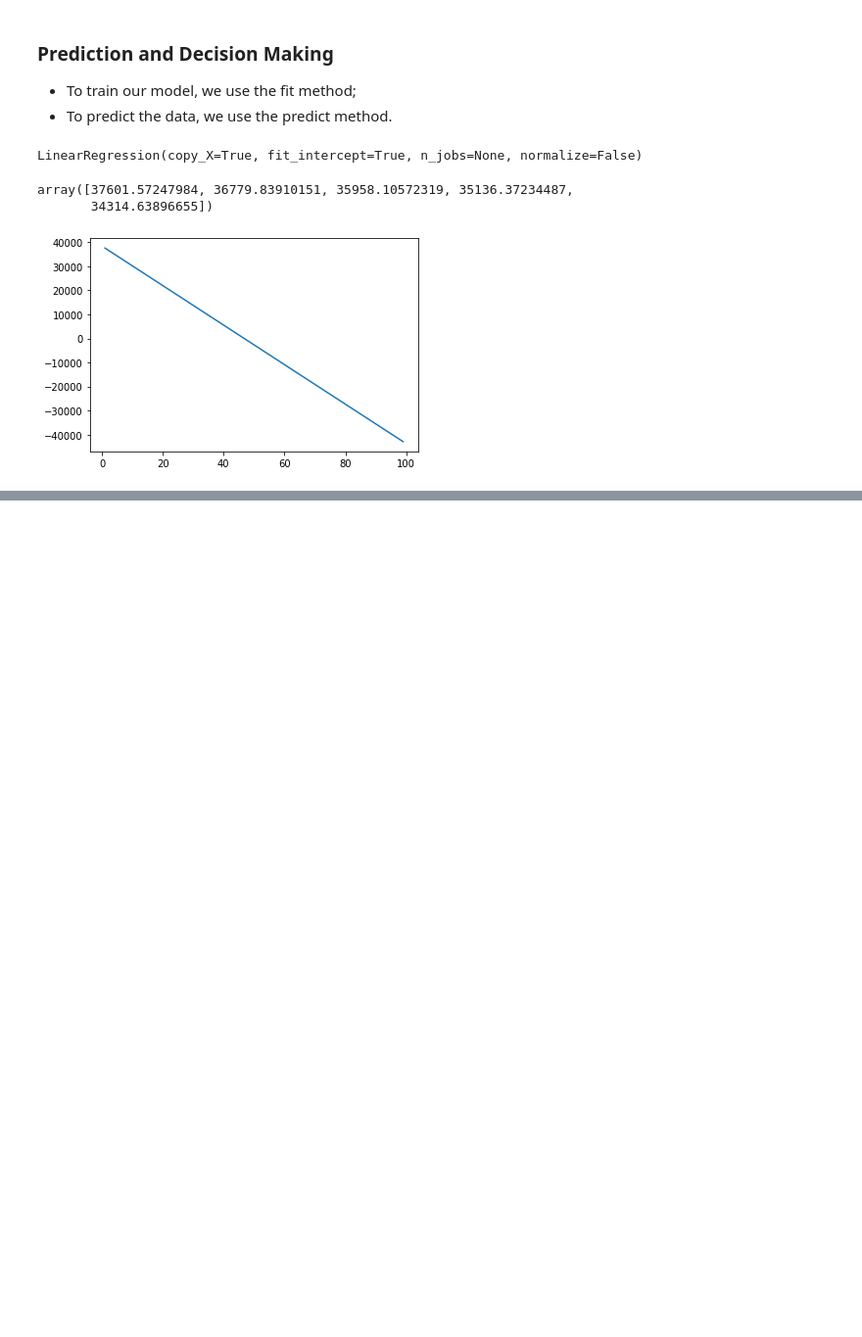
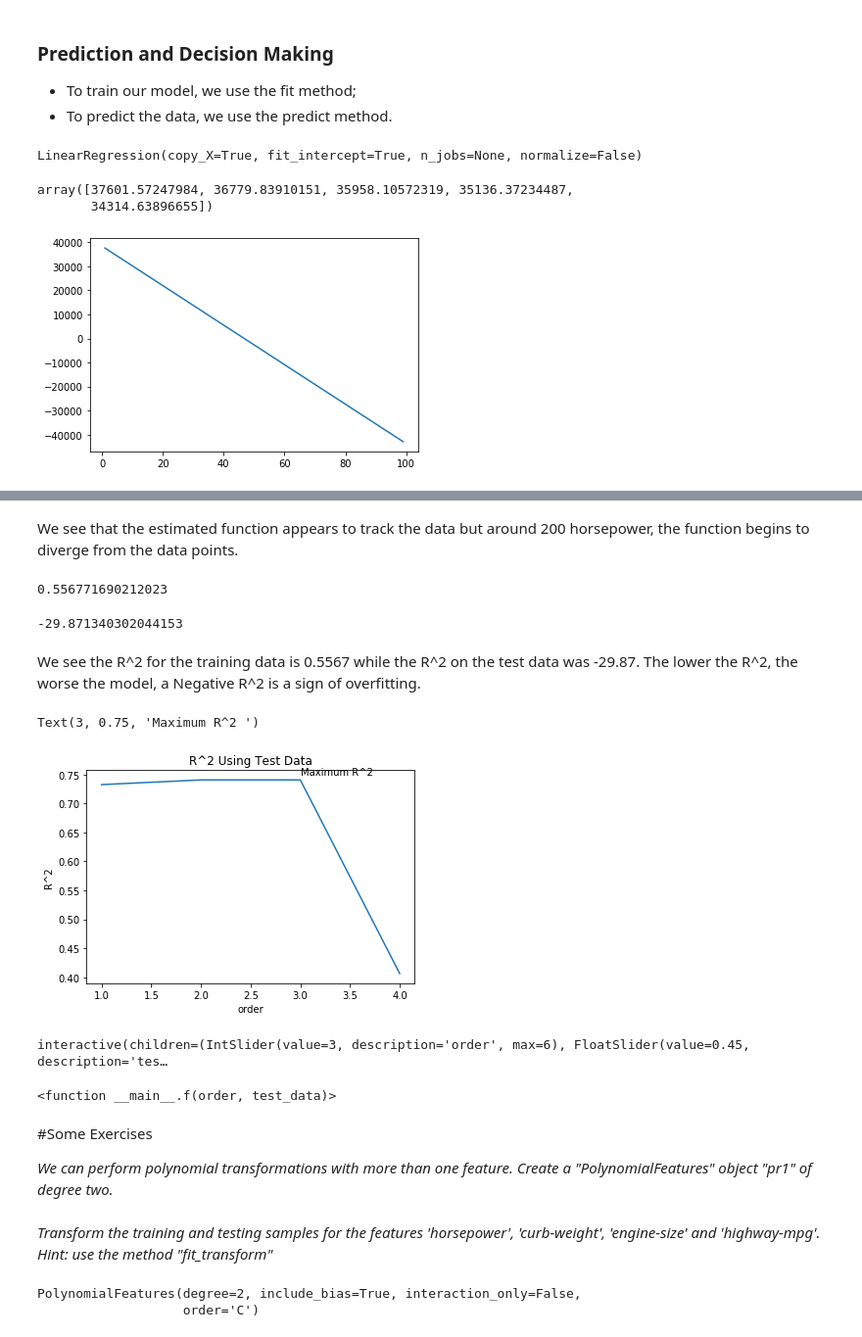
Before and after one commit to hahafael/IBM-s_data_science_course, a Jupyter notebook: wrapping_up_on_the_automobile_dataset.ipynb, the cells around one changed output, grey strips where cells are left out. Shown at 98% size. Drawn from its saved outputs; the diff is of its cells as text; code cells hidden in the pictures; blank space fills up the shorter version.

```diff
--- a/wrapping_up_on_the_automobile_dataset.ipynb
+++ b/wrapping_up_on_the_automobile_dataset.ipynb
@@ -1192,0 +1402,37 @@ Analyzing the results, we see that the **Multiple Linear Regression** is the gre
+# %% [markdown]
+We see that the estimated function appears to track the data but around 200 horsepower, the function begins to diverge from the data points.
+# %%
+#R² for the training data
+poly.score(x_train_pr, y_train)
+# %% [output]
+0.556771690212023
+# %%
+#R² for the testing data
+poly.score(x_test_pr, y_test)
+# %% [output]
+-29.871340302044153
+# %% [markdown]
+We see the R^2 for the training data is 0.5567 while the R^2 on the test data was -29.87. The lower the R^2, the worse the model, a Negative R^2 is a sign of overfitting.
+# %%
+Rsqu_test = []
+
+order = [1, 2, 3, 4]
+for n in order:
+    pr = PolynomialFeatures(degree=n)
+
+    x_train_pr = pr.fit_transform(x_train[['horsepower']])
+
+    x_test_pr = pr.fit_transform(x_test[['horsepower']])
+
+    lr.fit(x_train_pr, y_train)
+
+    Rsqu_test.append(lr.score(x_test_pr, y_test))
+
+plt.plot(order, Rsqu_test)
+plt.xlabel('order')
+plt.ylabel('R^2')
+plt.title('R^2 Using Test Data')
+plt.text(3, 0.75, 'Maximum R^2 ')
+# %% [output]
+Text(3, 0.75, 'Maximum R^2 ')
+[figure, added]
@@ -1192,0 +1448,9 @@ Analyzing the results, we see that the **Multiple Linear Regression** is the gre
+# %%
+interact(f, order=(0, 6, 1), test_data=(0.05, 0.95, 0.05))
+# %% [output]
+interactive(children=(IntSlider(value=3, description='order', max=6), FloatSlider(value=0.45, description='tes…
+<function __main__.f(order, test_data)>
+# %% [markdown]
+#Some Exercises
+
+*We can perform polynomial transformations with more than one feature. Create a "PolynomialFeatures" object "pr1" of degree two.*
@@ -1192,0 +1459,9 @@ Analyzing the results, we see that the **Multiple Linear Regression** is the gre
+# %% [markdown]
+*Transform the training and testing samples for the features 'horsepower', 'curb-weight', 'engine-size' and 'highway-mpg'. Hint: use the method "fit_transform"*
+# %%
+x_train_pr1 = pr1.fit_transform(x_train[['horsepower','curb-weight', 'engine-size','highway-mpg']])
+x_test_pr1 = pr1.fit_transform(x_test[['horsepower','curb-weight', 'engine-size','highway-mpg']])
+pr1
+# %% [output]
+PolynomialFeatures(degree=2, include_bias=True, interaction_only=False,
+                   order='C')
```
Also changed, not shown: parts of 65 cells of this notebook.
